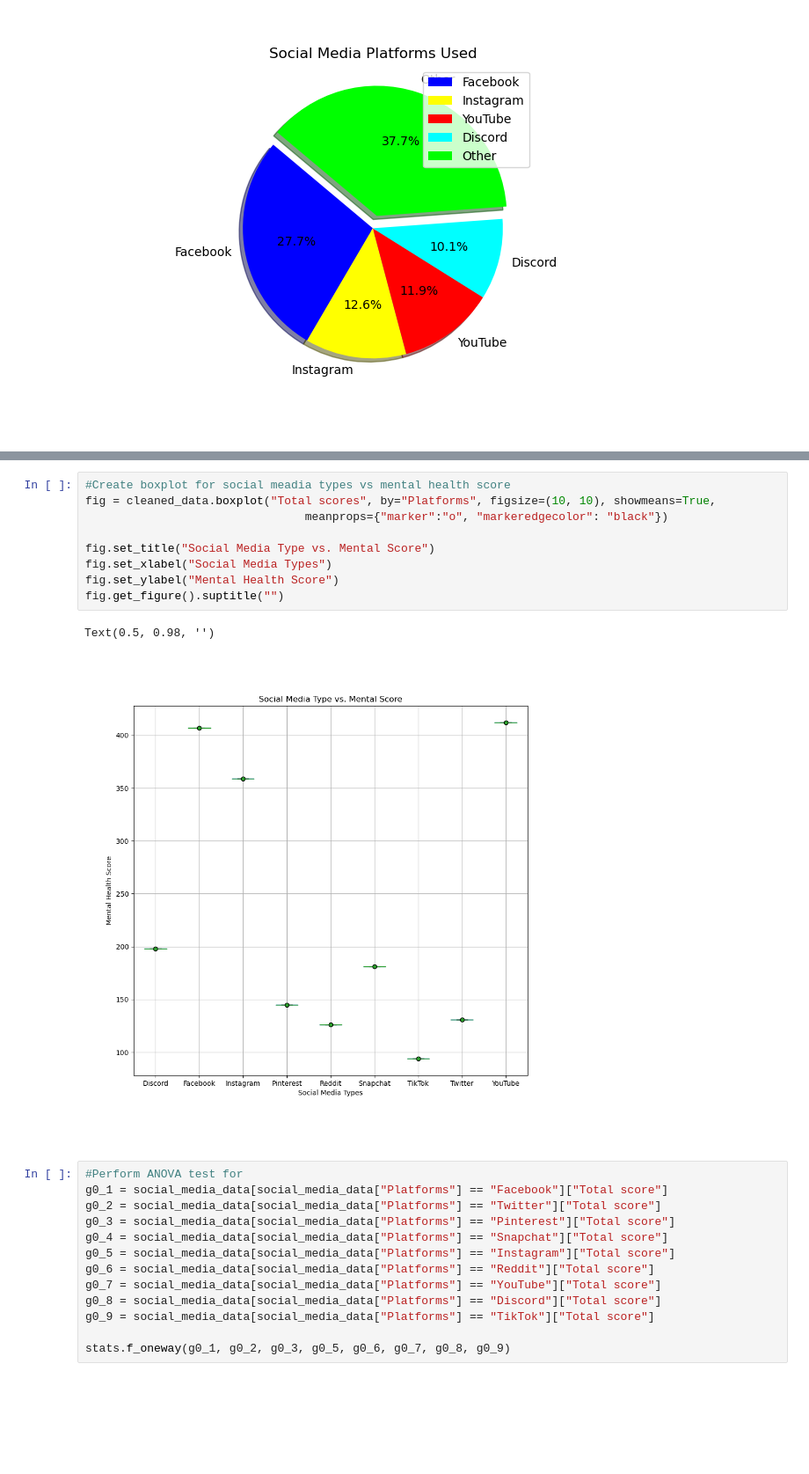
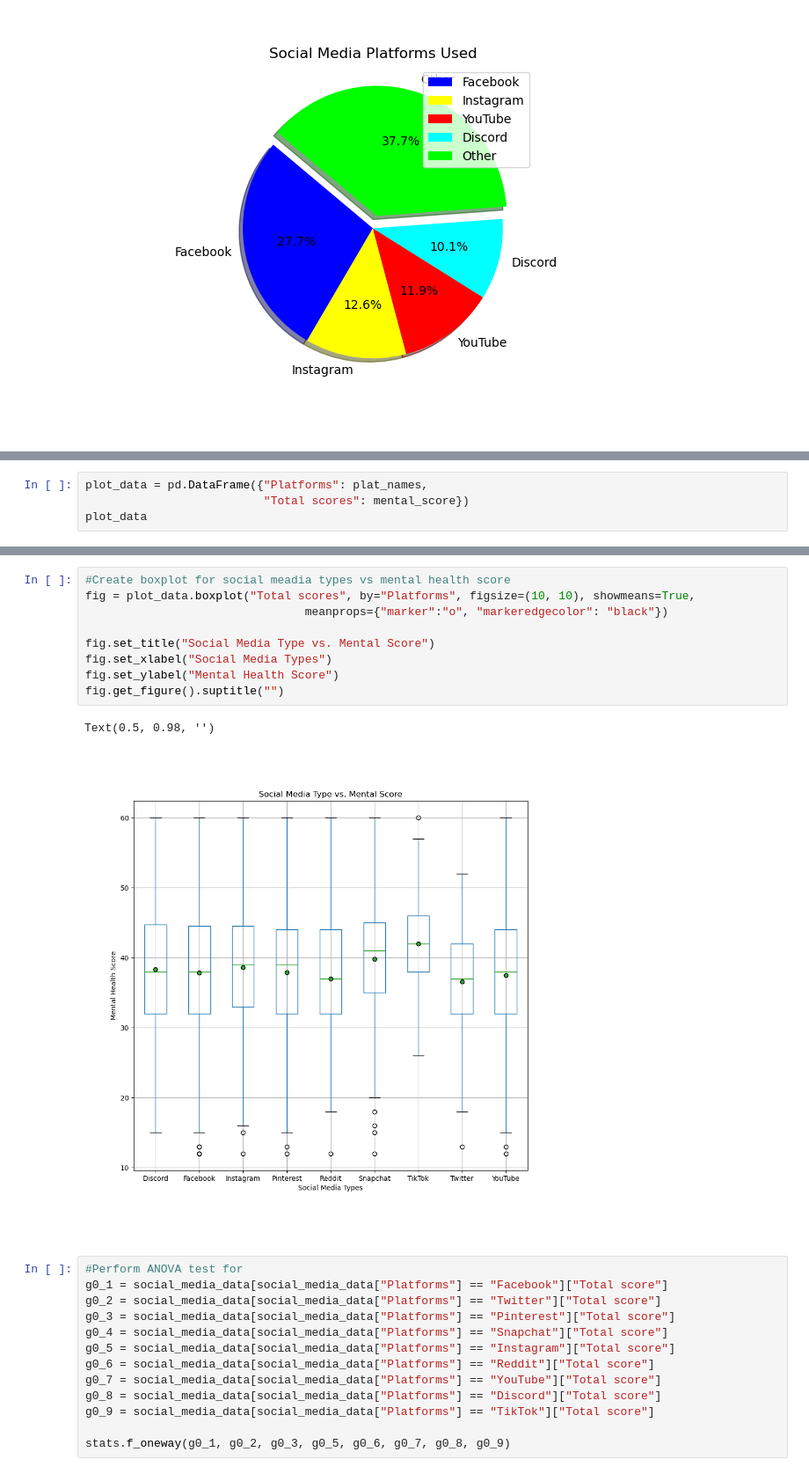
Before and after one commit to DominicT1995/EDA-Social-Media-Mental-Health, a Jupyter notebook: mental_health_project.ipynb, the cells around one changed output, grey strips where cells are left out. Shown at 88% size. Drawn from its saved outputs; the diff is of its cells as text; blank space fills up the shorter version.

Commit message:
boxplot better

```diff
--- a/mental_health_project.ipynb
+++ b/mental_health_project.ipynb
@@ -298,0 +217,4 @@ cleaned_data
+# %%
+plot_data = pd.DataFrame({"Platforms": plat_names,
+                          "Total scores": mental_score})
+plot_data
@@ -299,15 +235,15 @@ cleaned_data
 # %%
 #Create boxplot for social meadia types vs mental health score
-fig = cleaned_data.boxplot("Total scores", by="Platforms", figsize=(10, 10), showmeans=True,
+fig = plot_data.boxplot("Total scores", by="Platforms", figsize=(10, 10), showmeans=True,
                                 meanprops={"marker":"o", "markeredgecolor": "black"})
 
 fig.set_title("Social Media Type vs. Mental Score")
 fig.set_xlabel("Social Media Types")
 fig.set_ylabel("Mental Health Score")
 fig.get_figure().suptitle("")
 # %% [output]
 Text(0.5, 0.98, '')
-[figure, old version]
+[figure, new version]
 # %%
 #Perform ANOVA test for
 g0_1 = social_media_data[social_media_data["Platforms"] == "Facebook"]["Total score"]
```
Also changed, not shown: parts of 4 cells of this notebook.
